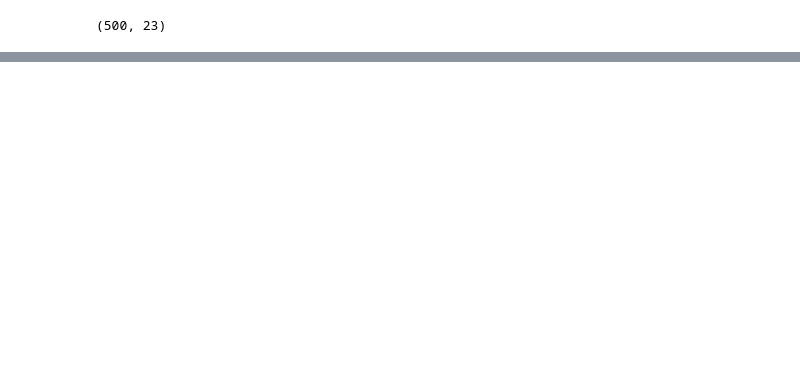
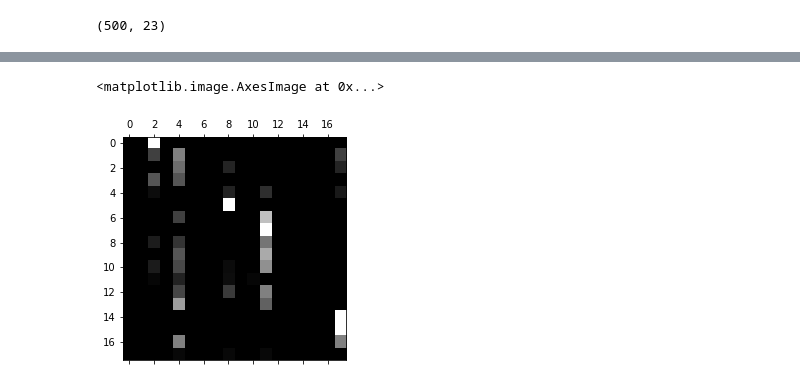
Before and after one commit to patrickcgray/landcover_rcnn, a Jupyter notebook: Basic CNN Setup.ipynb, the cells around one changed output, grey strips where cells are left out. Drawn from its saved outputs; the diff is of its cells as text; code cells hidden in the pictures; blank space fills up the shorter version.

```diff
--- a/Basic CNN Setup.ipynb
+++ b/Basic CNN Setup.ipynb
@@ -411,0 +447,6 @@ array([[ 0,  0,  0,  3,  0,  0,  0,  0,  0,  0,  0,  0,  0,  0,  0],
+# %%
+np.fill_diagonal(norm_conf_matrix, 0)
+plt.matshow(norm_conf_matrix, cmap=plt.cm.gray)
+# %% [output]
+<matplotlib.image.AxesImage at 0x...>
+[figure, added]
```
Also changed, not shown: parts of 21 cells of this notebook, 2 other files.
